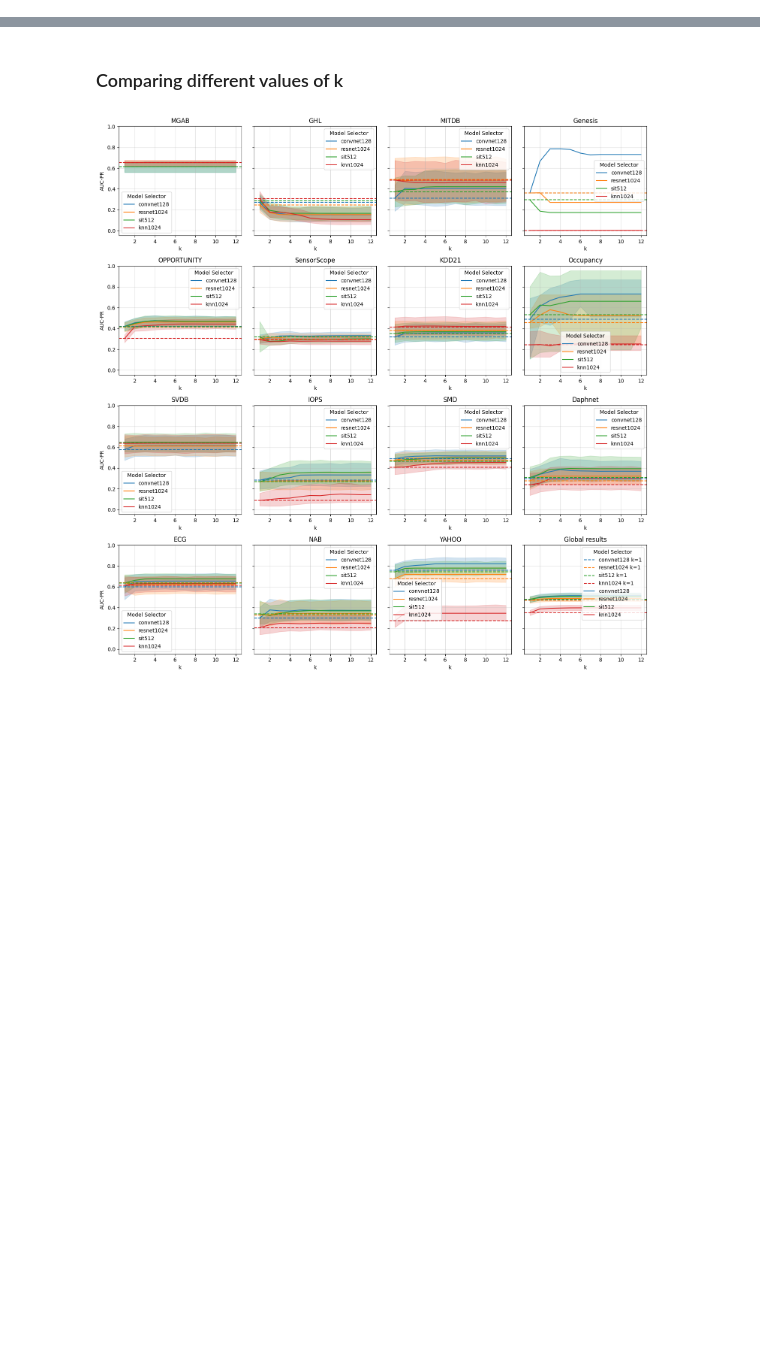
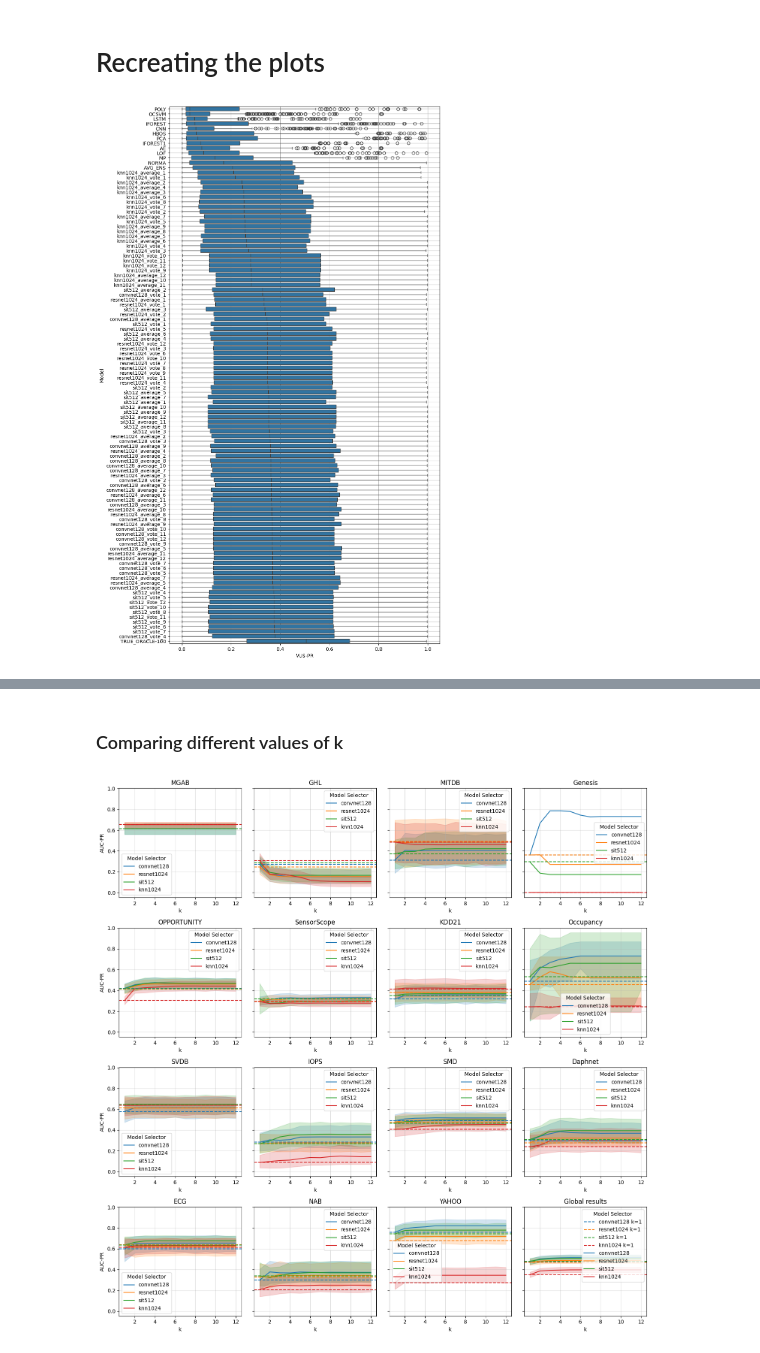
Before and after one commit to sylligardos/MSADv2, a Jupyter notebook: notebooks/accuracy.ipynb, the cells around one changed output, grey strips where cells are left out. Saved outputs shown, nothing was run; the diff lists cells and outputs as text; code cells hidden in the pictures; blank space fills up the shorter version.

```diff
--- a/notebooks/k_analysis_042024.ipynb
+++ b/notebooks/accuracy.ipynb
@@ -158,0 +153,18 @@ k_values = [x for x in k_values if x in curr_experiment_env]
+# %%
+# Read the anomaly accuracy results of the Anomaly Detectors, the Averaging Ensemble (Avg Ens), and the Oracle
+dfs_list = []
+for model in detector_names + baselines:
+    curr_dfs_list = []
+    for metric in metrics:
+        curr_df = pd.read_csv(os.path.join(metrics_path, model, f"{metric.replace('-', '_')}.csv"))
+        curr_df.rename(columns={'Unnamed: 0': 'Time series', model: metric}, inplace=True)
+        curr_df.set_index('Time series', inplace=True)
+        curr_dfs_list.append(curr_df)
+    curr_df = pd.concat(curr_dfs_list, axis='columns')
+    curr_df['Model'] = model
+    dfs_list.append(curr_df.reset_index())
+
+metrics_df = pd.concat(dfs_list, axis='rows')
+metrics_df['Dataset'] = metrics_df.apply(lambda x: x['Time series'].split('/')[0], axis=1)
+metrics_df = metrics_df[metrics_df['Time series'].isin(time_df.index)]
+metrics_df.reset_index(drop=True)
@@ -158,0 +207,21 @@ k_values = [x for x in k_values if x in curr_experiment_env]
+# %% [markdown]
+# Recreating the plots
+# %%
+plt.figure(figsize=(10, 20))  # Adjust the figure size for a vertical boxplot
+
+model_medians = df.groupby('Model')[curr_metric].median().sort_values()
+sorted_models = model_medians.index.tolist()
+
+sns.boxplot(
+    data=df,
+    y='Model',  # Switch x and y for vertical orientation
+    x=curr_metric,
+    order=sorted_models,
+    orient='h',  # Specify horizontal orientation
+)
+
+plt.xlabel(curr_metric)  # Adjust labels based on orientation
+plt.grid()
+plt.show()
+# %% [output]
+[figure, added]
```
Also changed, not shown: parts of 24 cells of this notebook, 22 other files.
